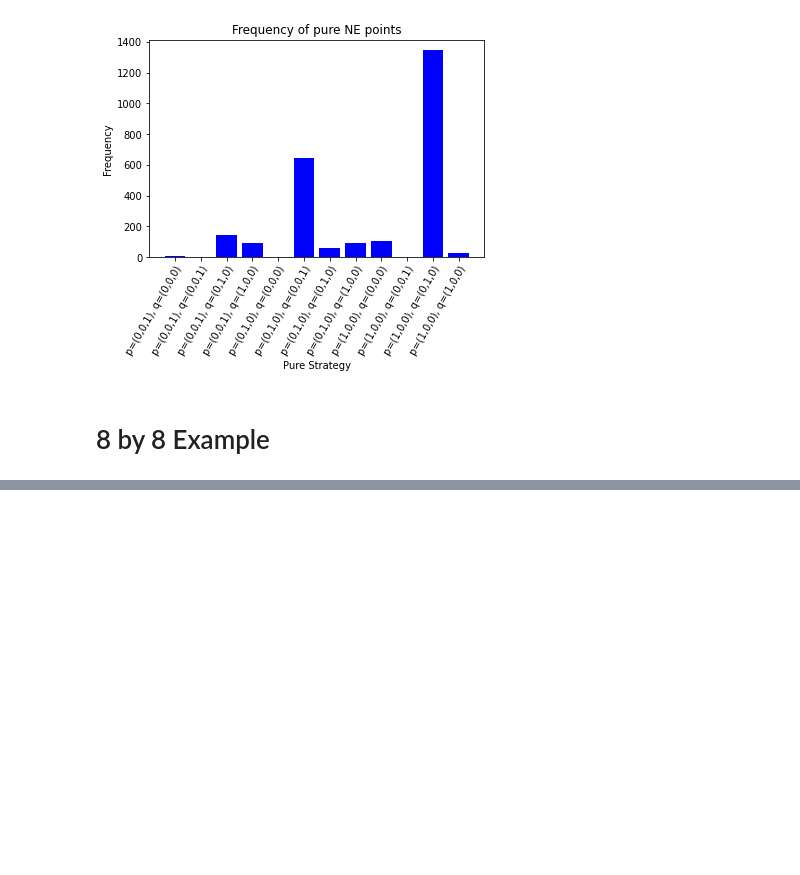
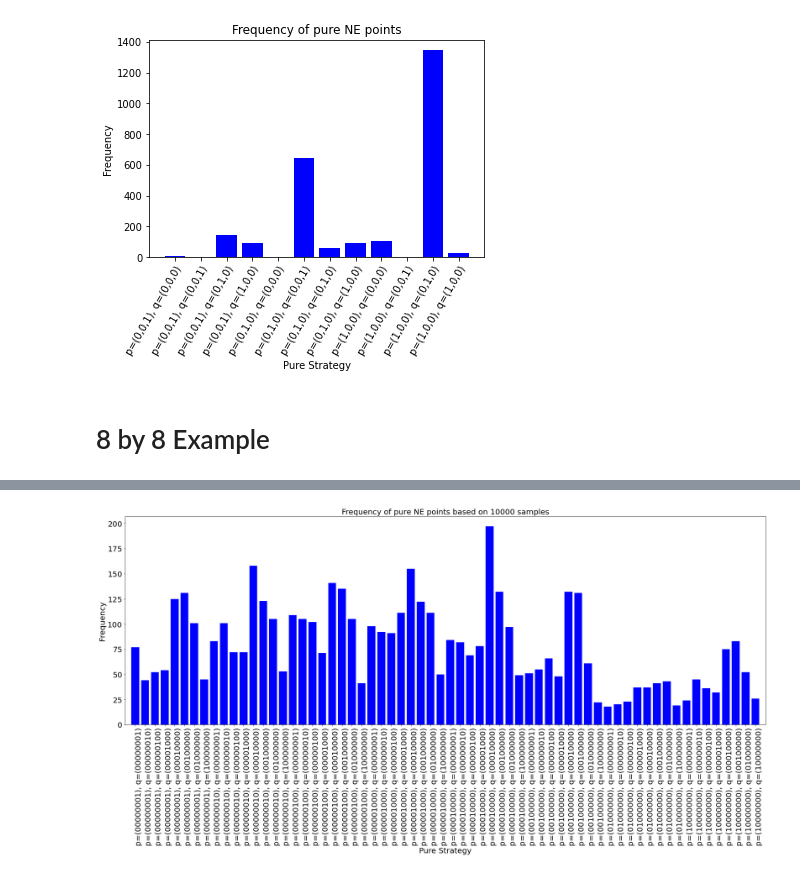
Before and after one commit to DarkStarQuantumLab/Nash-Equilibrium-quantum-annealing, a Jupyter notebook: Nash_Equilibrium.ipynb, the cells around one changed output, grey strips where cells are left out. Saved outputs shown, nothing was run; the diff lists cells and outputs as text; code cells hidden in the pictures; blank space fills up the shorter version.

```diff
--- a/Nash_Equilibrium.ipynb
+++ b/Nash_Equilibrium.ipynb
@@ -448,7 +457,4 @@ bqm.add_linear_inequality_constraint([('p1',4), ('p2',-1), ('p3',4), ('p4',4), (
 bqm.add_linear_inequality_constraint([('p1',3), ('p2',-1), ('p3',-1), ('p4',2), ('p5',2), ('p6',2), ('p7',2), ('p8',2)], lb=-1, ub=3, lagrange_multiplier=1, label = 'constr14')
 
 sampler = neal.SimulatedAnnealingSampler()
-# start = time.time()
-sampleset = sampler.sample(bqm, num_reads=5000)
-end = time.time()
-# print('Code execution time [sec]:', end - start)
+sampleset = sampler.sample(bqm, num_reads=10000)
@@ -481,13 +507,18 @@ def plot_sampleset(sampleset, num_sample):
     x, y = zip(*myList)
 
     plt.figure(figsize=(30,10))
+    plt.margins(x=0.01)
     plt.bar(x,y, color='Blue')
-    plt.title('Frequency of pure NE points based on ' +str(num_sample) + ' samples')
-    plt.xlabel('Pure Strategy')
-    plt.xticks(rotation = 90, horizontalalignment="right", rotation_mode="anchor") # Rotates X-Axis Ticks by 60-degrees
-    plt.ylabel('Frequency')
-    plt.tight_layout()
-    plt.savefig('Frequency_3strategies.png', dpi=600)
+    plt.xticks(fontsize=20)
+    plt.yticks(fontsize=20)
+    plt.title('Frequency of pure NE points based on ' +str(num_sample) + ' samples', fontsize=20)
+    plt.xlabel('Pure Strategy', fontsize=20)
+    plt.xticks(rotation = 90, horizontalalignment="right", rotation_mode="anchor")
+    plt.ylabel('Frequency', fontsize=20)
+    # plt.tight_layout()
+    plt.savefig('Frequency_3strategies.png', dpi=600, bbox_inches = "tight")
     plt.show()
 # %%
-plot_sampleset(sampleset=sampleset, num_sample=5000)
+plot_sampleset(sampleset=sampleset, num_sample=10000)
+# %% [output]
+[figure, added]
```
Also changed, not shown: parts of 4 cells of this notebook.
